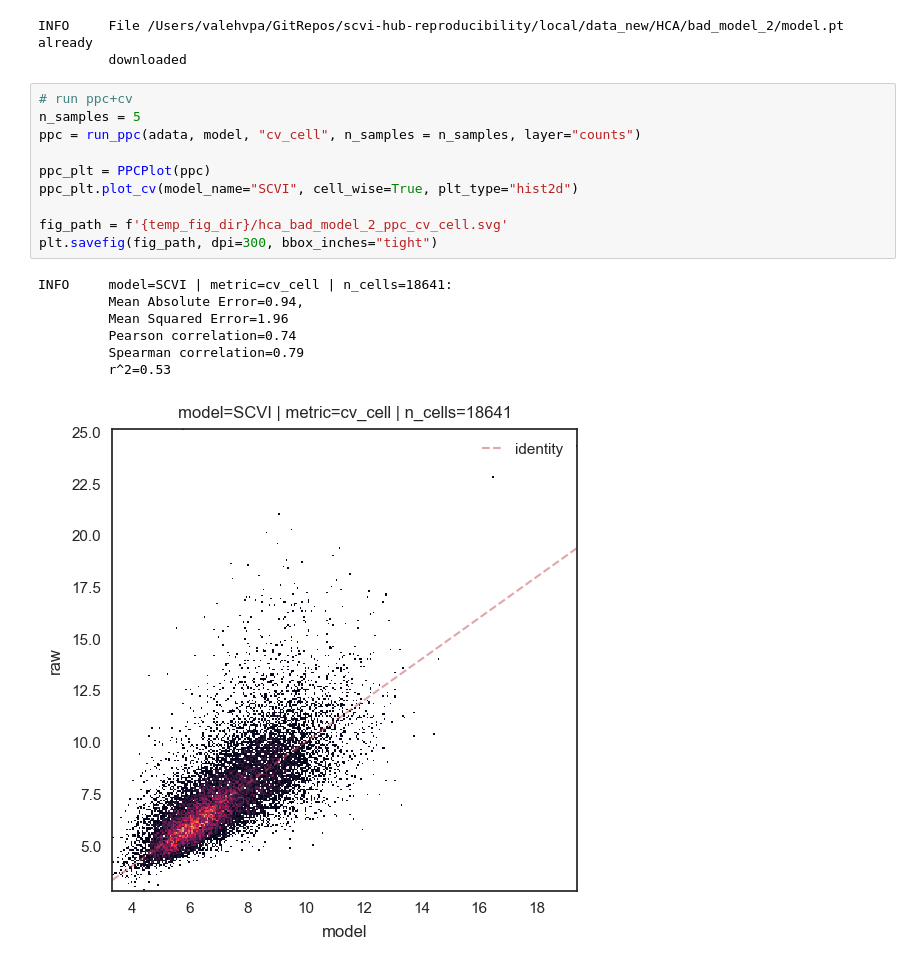
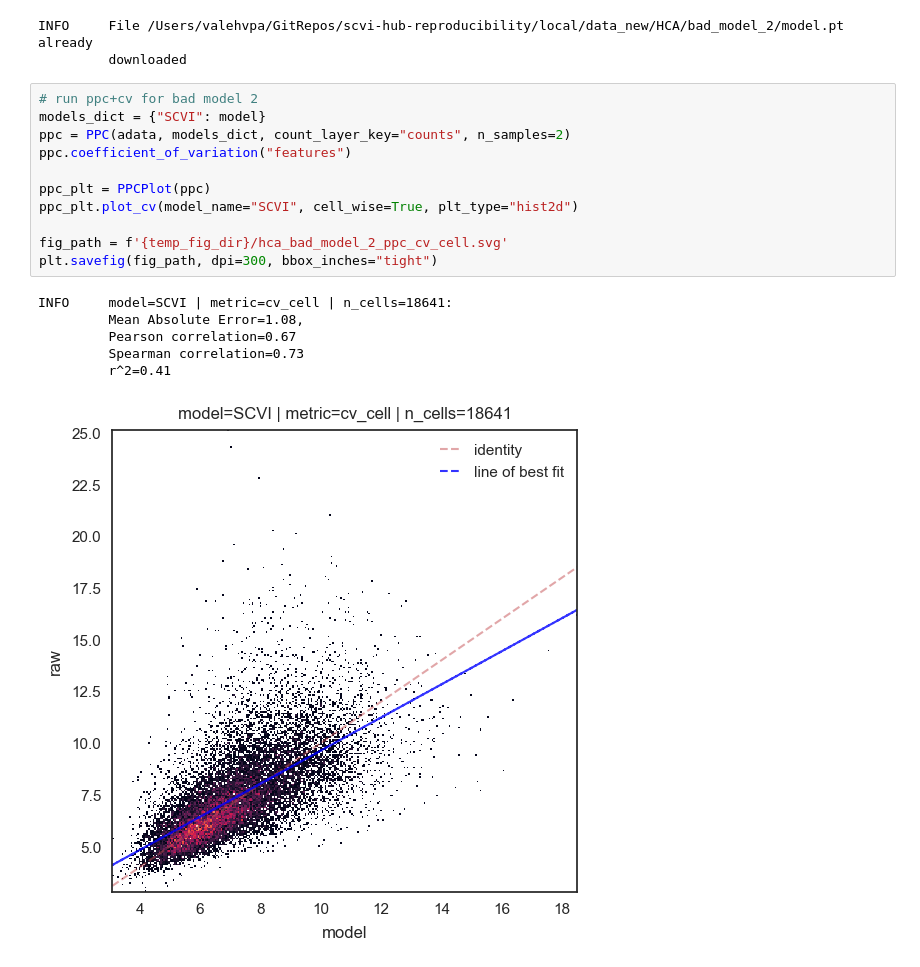
Before and after one commit to YosefLab/scvi-hub-reproducibility, a Jupyter notebook: hca_model_criticism.ipynb, the cells around one changed output. Saved outputs shown, nothing was run; the diff lists cells and outputs as text.

```diff
--- a/hca_model_criticism.ipynb
+++ b/hca_model_criticism.ipynb
@@ -198,21 +225,21 @@ model = scvi.model.SCVI.load(bad_model_2_path)
 INFO     File /Users/valehvpa/GitRepos/scvi-hub-reproducibility/local/data_new/HCA/bad_model_2/model.pt already
          downloaded
 # %%
-# run ppc+cv
-n_samples = 5
-ppc = run_ppc(adata, model, "cv_cell", n_samples = n_samples, layer="counts")
+# run ppc+cv for bad model 2
+models_dict = {"SCVI": model}
+ppc = PPC(adata, models_dict, count_layer_key="counts", n_samples=2)
+ppc.coefficient_of_variation("features")
 
 ppc_plt = PPCPlot(ppc)
 ppc_plt.plot_cv(model_name="SCVI", cell_wise=True, plt_type="hist2d")
 
 fig_path = f'{temp_fig_dir}/hca_bad_model_2_ppc_cv_cell.svg'
 plt.savefig(fig_path, dpi=300, bbox_inches="tight")
 # %% [output]
 INFO     model=SCVI | metric=cv_cell | n_cells=18641:
-         Mean Absolute Error=0.94,
-         Mean Squared Error=1.96
-         Pearson correlation=0.74
-         Spearman correlation=0.79
-         r^2=0.53
+         Mean Absolute Error=1.08,
+         Pearson correlation=0.67
+         Spearman correlation=0.73
+         r^2=0.41
-[figure, old version]
+[figure, new version]
 # %%
```
Also changed, not shown: parts of 10 cells of this notebook.
